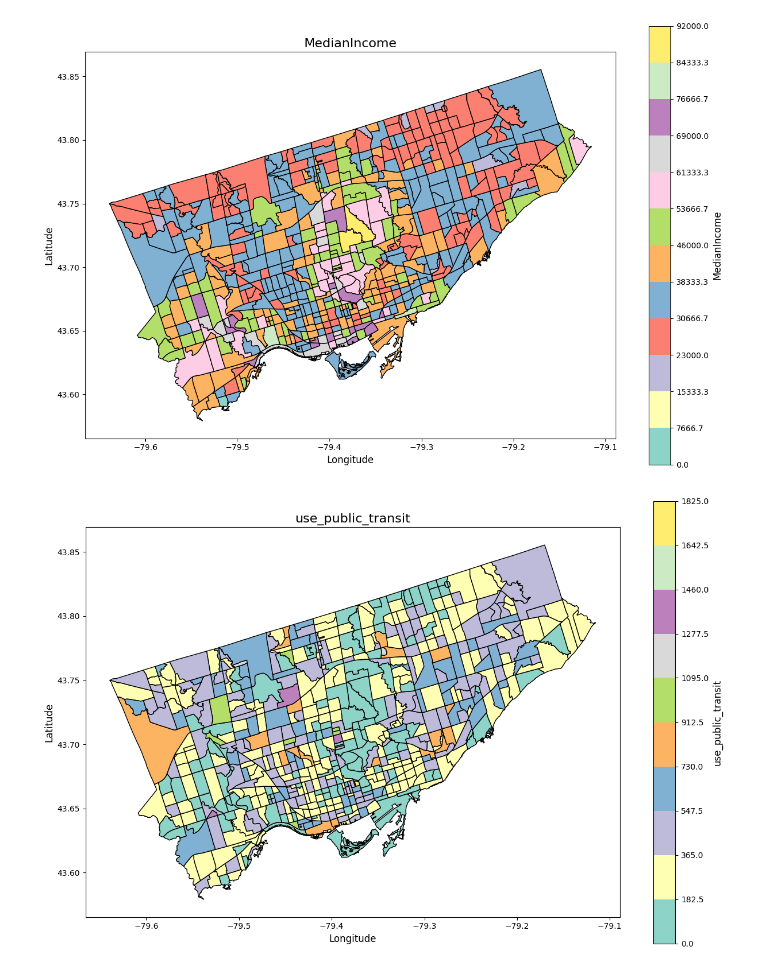
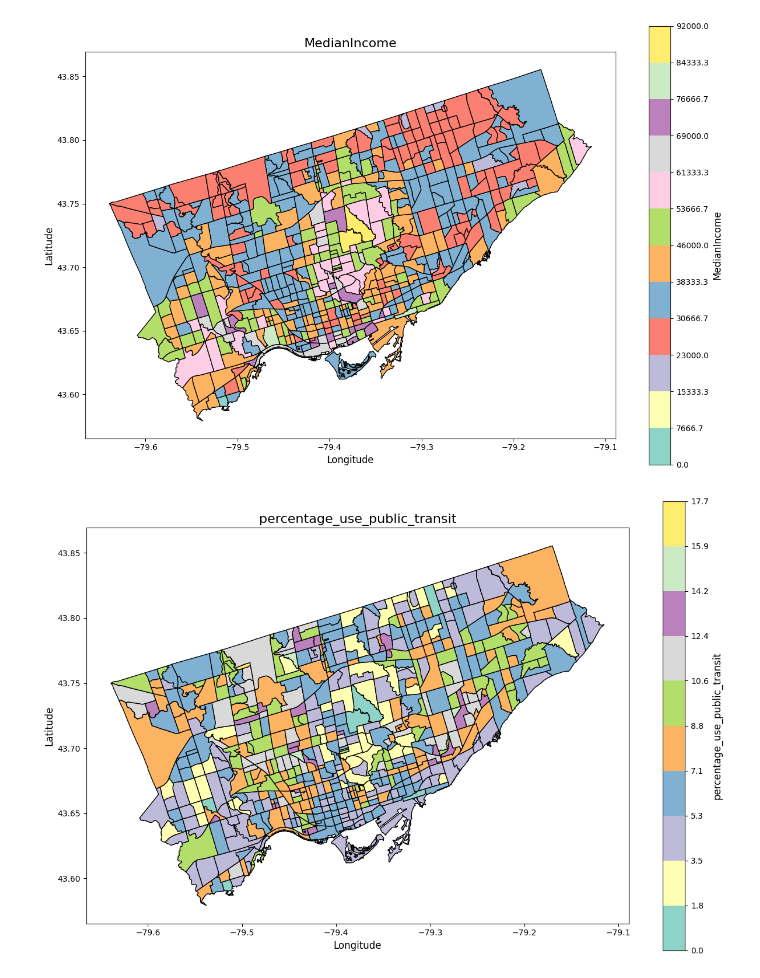
Before and after one commit to VahedBarzegari/Census_Analysis, a Jupyter notebook: Census_data_insights.ipynb, the cells around one changed output. Saved outputs shown, nothing was run; the diff lists cells and outputs as text; code cells hidden in the pictures.

Commit message:
plot modification

```diff
--- a/Census_data_insights.ipynb
+++ b/Census_data_insights.ipynb
@@ -298,36 +298,39 @@ plt.show()
 # %%
 
 
 # Define the number of intervals
 num_intervals = 10
 
+gdf['percentage_use_public_transit'] = round(100*gdf['use_public_transit']/gdf['population, 2021'],2)
+
+
 # Calculate the intervals
-min_value = gdf['use_public_transit'].min()
-max_value = gdf['use_public_transit'].max()
+min_value = gdf['percentage_use_public_transit'].min()
+max_value = gdf['percentage_use_public_transit'].max()
 intervals = np.linspace(min_value, max_value, num_intervals + 1)
 
 # Use a qualitative colormap for distinct colors
 cmap = plt.cm.get_cmap('Set3', num_intervals)  # 'Set3' is designed for categorical data
 norm = BoundaryNorm(intervals, cmap.N)  # Normalize values to intervals
 
 # Plot the GeoJSON data
 fig, ax = plt.subplots(figsize=(15, 10))
-gdf.plot(ax=ax, edgecolor='black', color=[cmap(norm(value)) for value in gdf['use_public_transit']])
+gdf.plot(ax=ax, edgecolor='black', color=[cmap(norm(value)) for value in gdf['percentage_use_public_transit']])
 
 # Add a color bar with intervals
 sm = plt.cm.ScalarMappable(cmap=cmap, norm=norm)
 sm.set_array([])
 cbar = plt.colorbar(sm, ax=ax, orientation='vertical', ticks=intervals)
-cbar.set_label('use_public_transit', fontsize=12)
+cbar.set_label('percentage_use_public_transit', fontsize=12)
 cbar.ax.set_yticklabels([f'{interval:.1f}' for interval in intervals])  # Customize tick labels
 
 # Customize the plot
-ax.set_title('use_public_transit', fontsize=16)
+ax.set_title('percentage_use_public_transit', fontsize=16)
 ax.set_xlabel('Longitude', fontsize=12)
 ax.set_ylabel('Latitude', fontsize=12)
 plt.show()
 # %% [output]
-[figure, old version]
+[figure, new version]
 # %%
 
 
```
Also changed, not shown: parts of 2 cells of this notebook.
